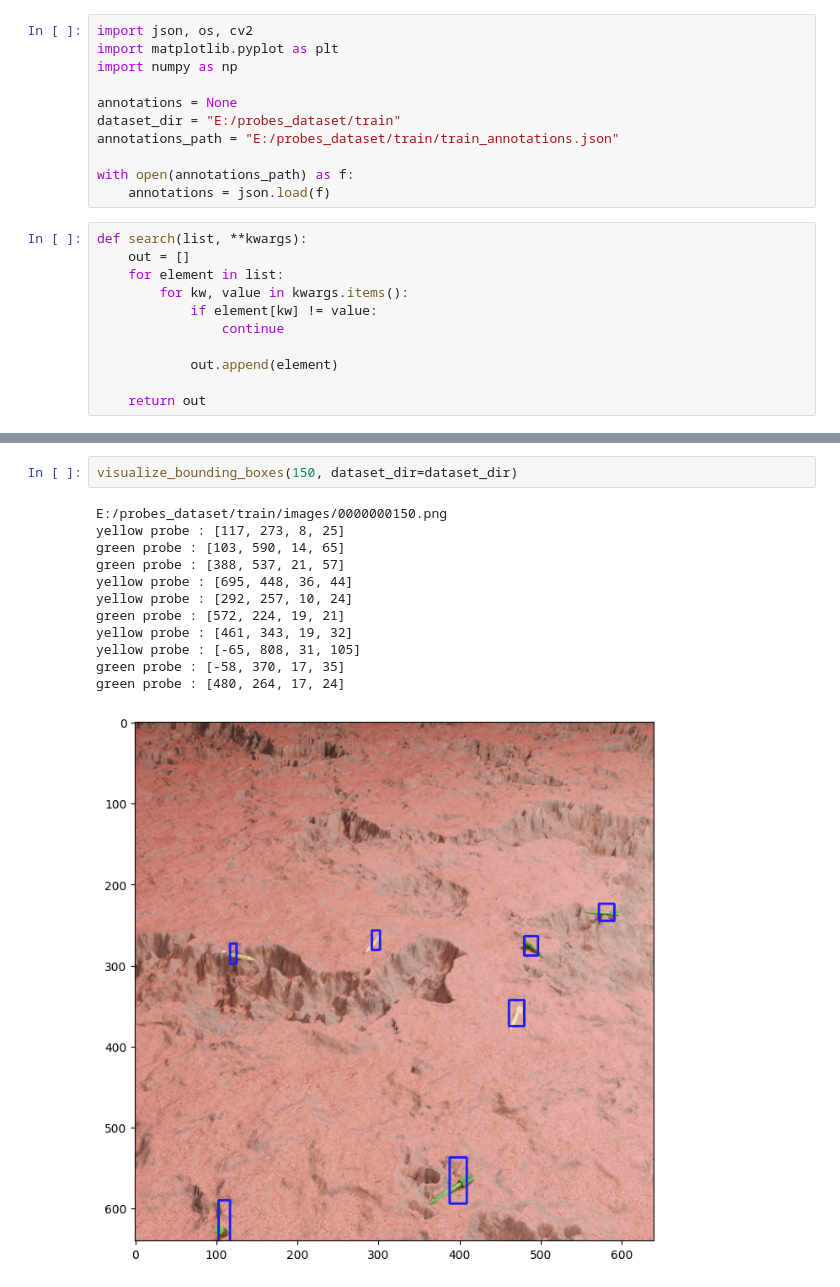
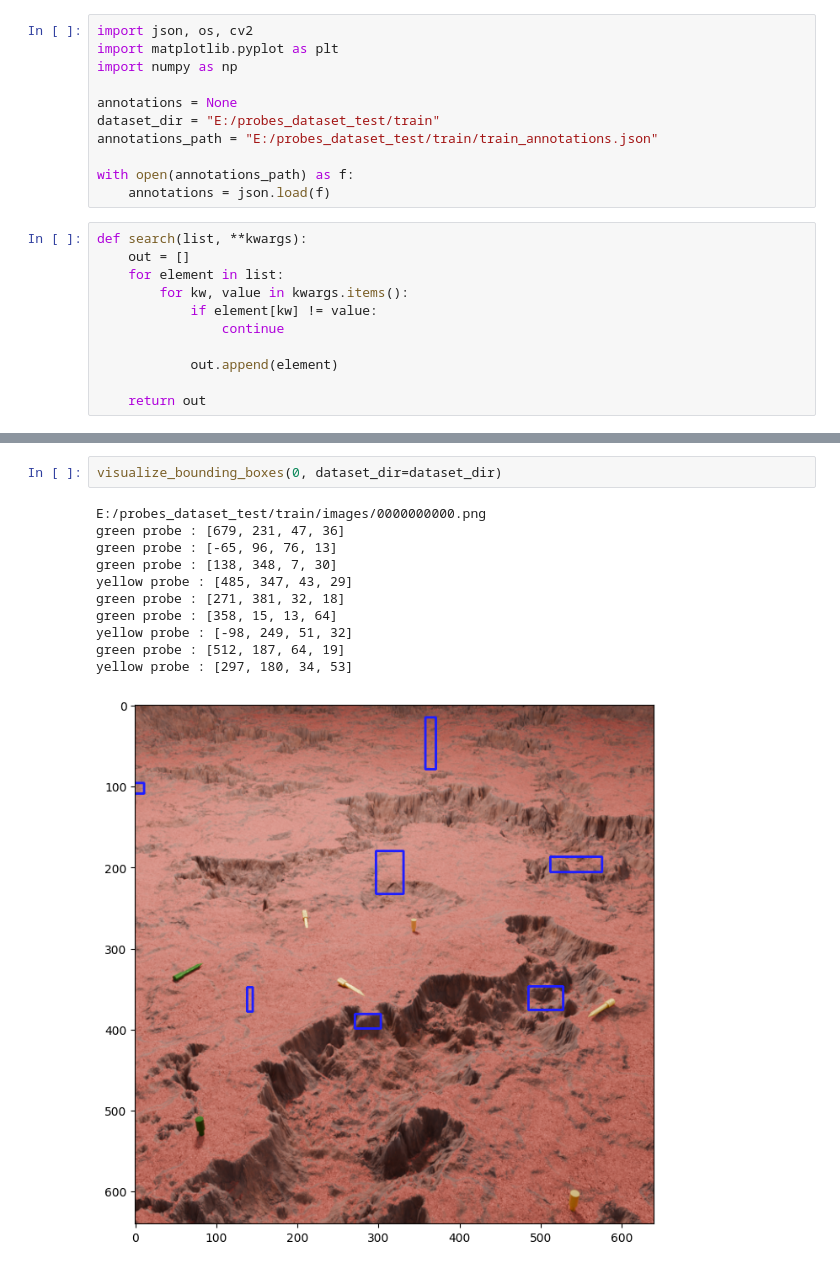
Before and after one commit to M4tt3/SSHAPE_Dataset_generator, a Jupyter notebook: dataset_testing.ipynb, the cells around one changed output, grey strips where cells are left out. Drawn from its saved outputs; the diff is of its cells as text.

Commit message:
Created z_offset rule, dataset exporter, ...

```diff
--- a/dataset_testing.ipynb
+++ b/dataset_testing.ipynb
@@ -4,8 +4,8 @@ import matplotlib.pyplot as plt
 import numpy as np
 
 annotations = None
-dataset_dir = "E:/probes_dataset/train"
-annotations_path = "E:/probes_dataset/train/train_annotations.json"
+dataset_dir = "E:/probes_dataset_test/train"
+annotations_path = "E:/probes_dataset_test/train/train_annotations.json"
 
 with open(annotations_path) as f:
     annotations = json.load(f)
@@ -106,15 +167,14 @@ visualize_segmentation(4, dataset_dir=dataset_dir)
 # %%
-visualize_bounding_boxes(150, dataset_dir=dataset_dir)
+visualize_bounding_boxes(0, dataset_dir=dataset_dir)
 # %% [output]
-E:/probes_dataset/train/images/0000000150.png
-yellow probe : [117, 273, 8, 25]
-green probe : [103, 590, 14, 65]
-green probe : [388, 537, 21, 57]
-yellow probe : [695, 448, 36, 44]
-yellow probe : [292, 257, 10, 24]
-green probe : [572, 224, 19, 21]
-yellow probe : [461, 343, 19, 32]
-yellow probe : [-65, 808, 31, 105]
-green probe : [-58, 370, 17, 35]
-green probe : [480, 264, 17, 24]
+E:/probes_dataset_test/train/images/0000000000.png
+green probe : [679, 231, 47, 36]
+green probe : [-65, 96, 76, 13]
+green probe : [138, 348, 7, 30]
+yellow probe : [485, 347, 43, 29]
+green probe : [271, 381, 32, 18]
+green probe : [358, 15, 13, 64]
+yellow probe : [-98, 249, 51, 32]
+green probe : [512, 187, 64, 19]
+yellow probe : [297, 180, 34, 53]
-[figure, old version]
+[figure, new version]
```
Also changed, not shown: parts of 2 cells of this notebook, 8 other files.
